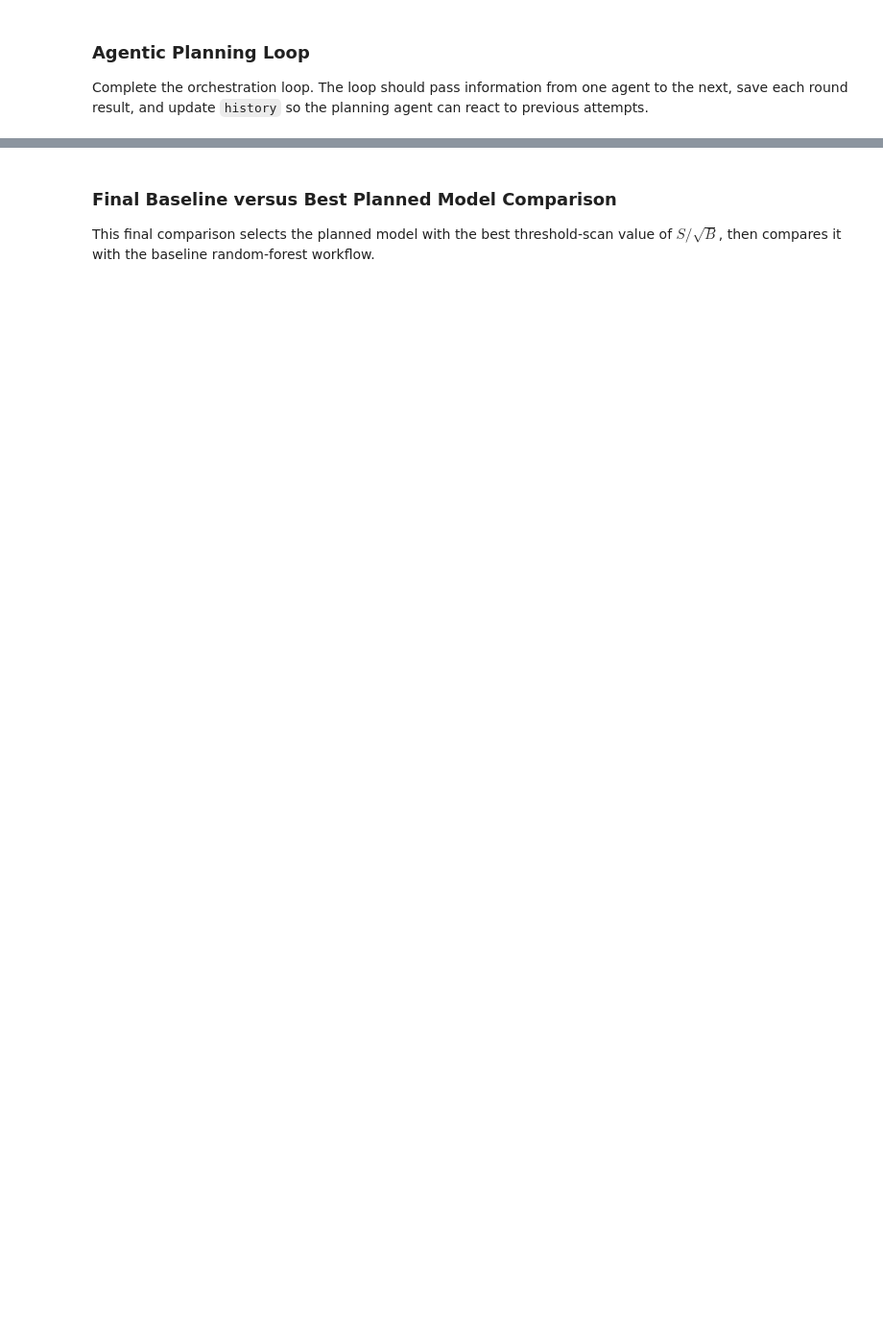
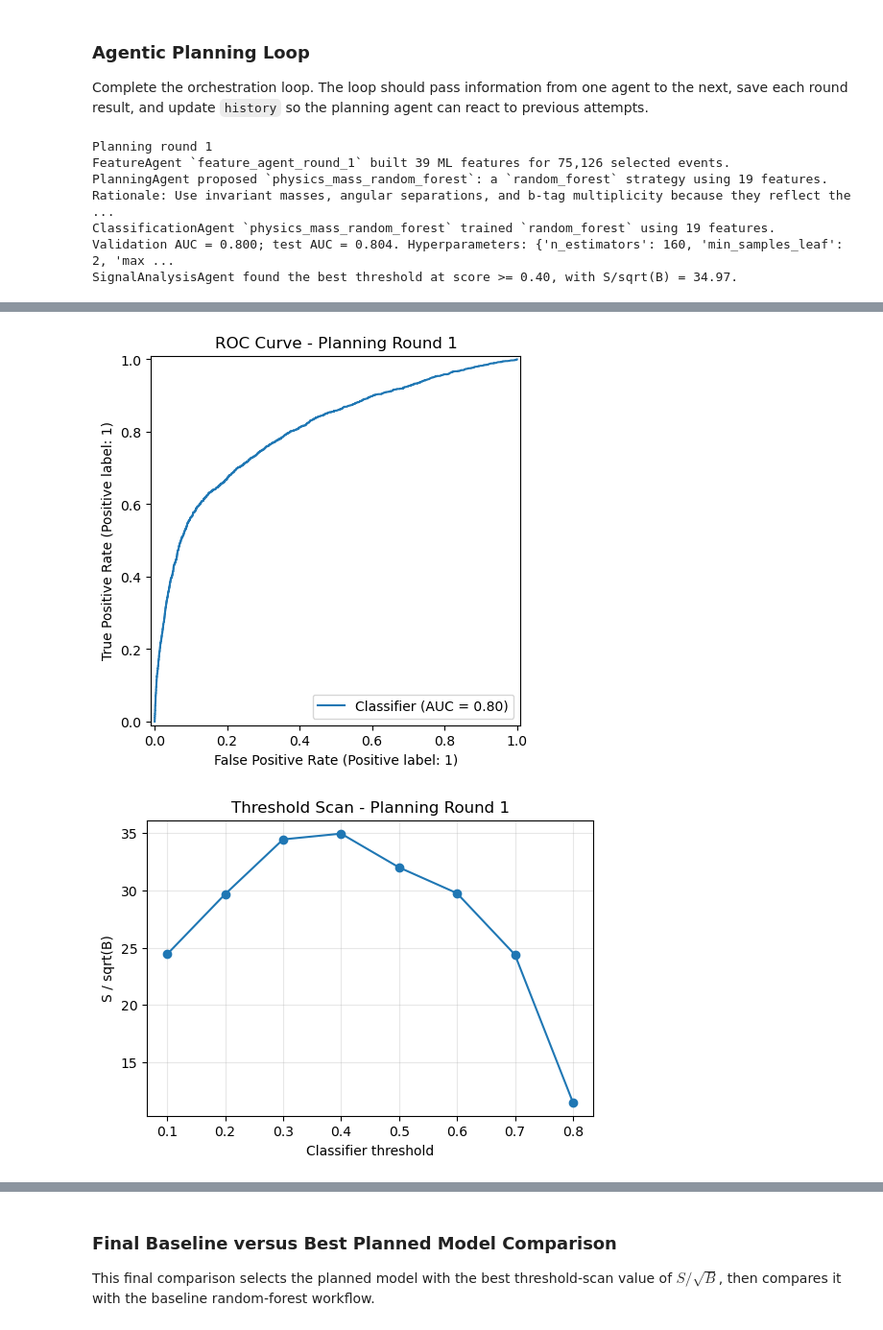
Before and after one commit to cam-1007/PHYS417, a Jupyter notebook: Lab 7/Lab7_Agentic_Workflow.ipynb, the cells around one changed output, grey strips where cells are left out. Shown at 96% size. Saved outputs shown, nothing was run; the diff lists cells and outputs as text; code cells hidden in the pictures; blank space fills up the shorter version.

```diff
--- a/Lab 7/Lab7_Agentic_Workflow.ipynb
+++ b/Lab 7/Lab7_Agentic_Workflow.ipynb
@@ -621,35 +687,58 @@ for round_id in range(1, NUM_PLANNING_ROUNDS + 1):
     print(f"\nPlanning round {round_id}")
 
     # YOUR CODE HERE: create a FeatureAgent and build X, y from selected_events.
-    # feature_agent = ...
-    # X, y = ...
-    # print(feature_agent.describe())
+    def feature_agent():
+         agent = FeatureAgent(name=f"feature_agent_round_{round_id}")
+         X, y = agent.features(selected_events)
+         print(agent.describe())
+         return X, y
+    X, y = feature_agent()
+
 
     # YOUR CODE HERE: build dataset_summary for the planning agent.
+    dataset_summary = {
+        "event_count": len(X),
+        "feature_count": X.shape[1],
+        "class_counts": y.value_counts().to_dict(),
+        "feature_names": X.columns.tolist(),
+    }
     # It should include event count, feature count, class counts, and feature names.
     # dataset_summary = {...}
 
     # YOUR CODE HERE: ask the planning agent for the next strategy.
-    # plan = planning_agent.plan(history=history, dataset_summary=dataset_summary, baseline_summary=baseline_summary)
-    # print(planning_agent.describe(plan))
+    plan = planning_agent.plan(history=history, dataset_summary=dataset_summary, baseline_summary=baseline_summary)
+    print(planning_agent.describe(plan))
 
     # YOUR CODE HERE: train the ClassificationAgent using the planned strategy.
-    # classification_agent = ...
-    # classification_agent.train(X, y)
-    # scores = classification_agent.predict(classification_agent.X_test)
-    # print(classification_agent.describe())
+    classification_agent = ClassificationAgent(strategy=plan)
+    classification_agent.train(X, y)
+    scores = classification_agent.predict(classification_agent.X_test)
+    print(classification_agent.describe())
+
 
     # YOUR CODE HERE: run the SignalAnalysisAgent threshold scan.
-    # signal_agent = ...
-    # scan, best = ...
-    # print(signal_agent.describe())
+    signal_agent = SignalAnalysisAgent()
+    scan, best = signal_agent.analyze(classification_agent.y_test, scores)
+    print(signal_agent.describe())
+
 
     # YOUR CODE HERE: save the full round result in planned_results.
-    # planned_results.append({...})
+    planned_results.append({
+        "round_id": round_id,
+        "agent": classification_agent,
+        "plan": plan,
+        "scan": scan.copy(),
+        "best": best.to_dict(),   # was missing
+        "scores": scores,
+        "classification_metrics": classification_agent.metrics,
+        "signal_analysis": best.to_dict(),
+    })
+
 
     # YOUR CODE HERE: summarize the round and append it to history.
-    # round_summary = planning_agent.summarize_round(round_id, plan, classification_agent, best)
-    # history.append(round_summary)
+    round_summary = planning_agent.summarize_round(round_id, plan, classification_agent, best)
+    history.append(round_summary)
+
 
     if len(planned_results) < round_id:
         raise NotImplementedError("Complete the orchestration TODOs above before plotting round results.")
@@ -668,3 +757,9 @@ for round_id in range(1, NUM_PLANNING_ROUNDS + 1):
     plt.title(f"Threshold Scan - Planning Round {round_id}")
     plt.grid(True, alpha=0.3)
     plt.show()
+# %% [output]
+Planning round 1
+FeatureAgent `feature_agent_round_1` built 39 ML features for 75,126 selected events.
+PlanningAgent proposed `physics_mass_random_forest`: a `random_forest` strategy using 19 features. Rationale: Use invariant masses, angular separations, and b-tag multiplicity because they reflect the ...
+ClassificationAgent `physics_mass_random_forest` trained `random_forest` using 19 features. Validation AUC = 0.800; test AUC = 0.804. Hyperparameters: {'n_estimators': 160, 'min_samples_leaf': 2, 'max ...
+SignalAnalysisAgent found the best threshold at score >= 0.40, with S/sqrt(B) = 34.97.
@@ -670,0 +768,2 @@ for round_id in range(1, NUM_PLANNING_ROUNDS + 1):
+[figure, added]
+[figure, added]
```
Also changed, not shown: parts of 10 cells of this notebook, 1 other file.
